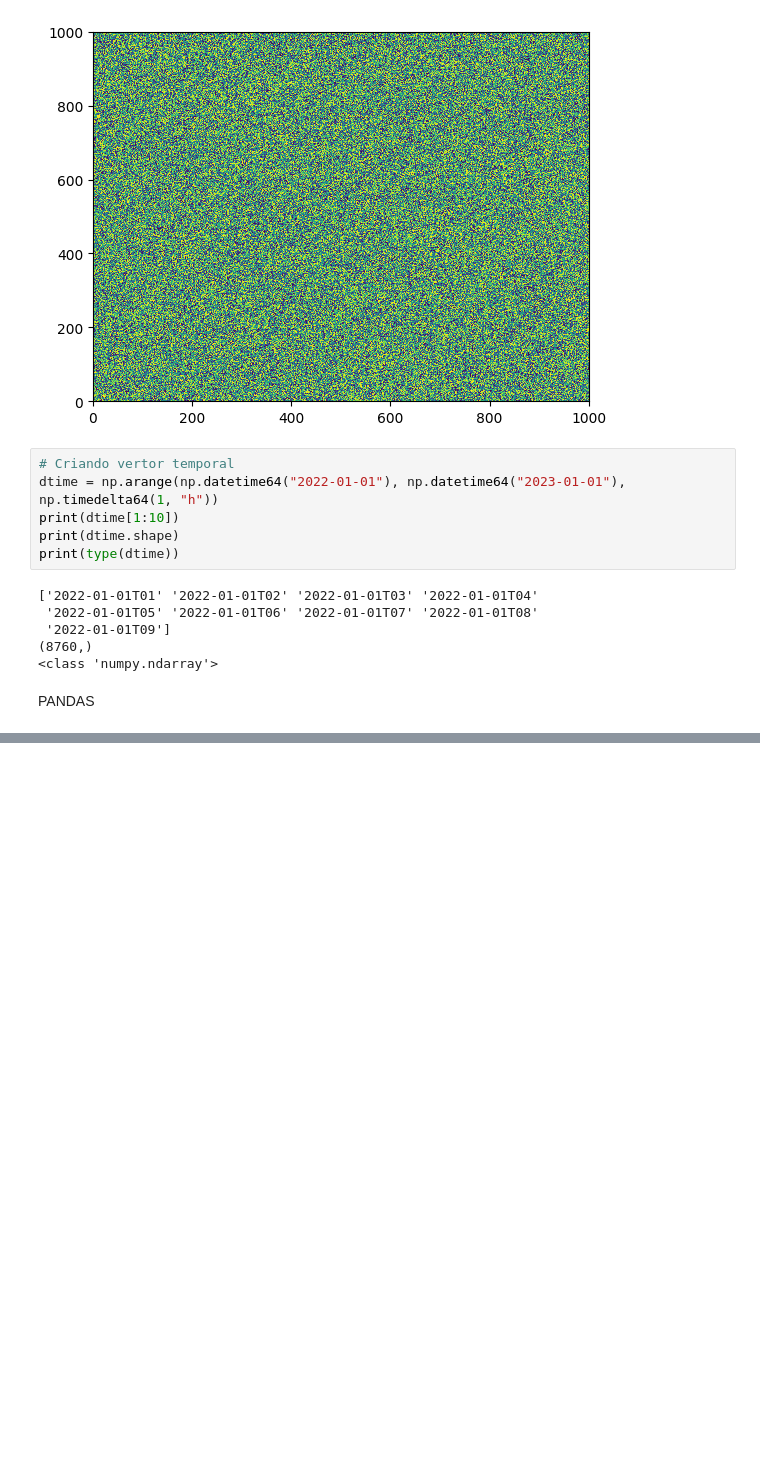
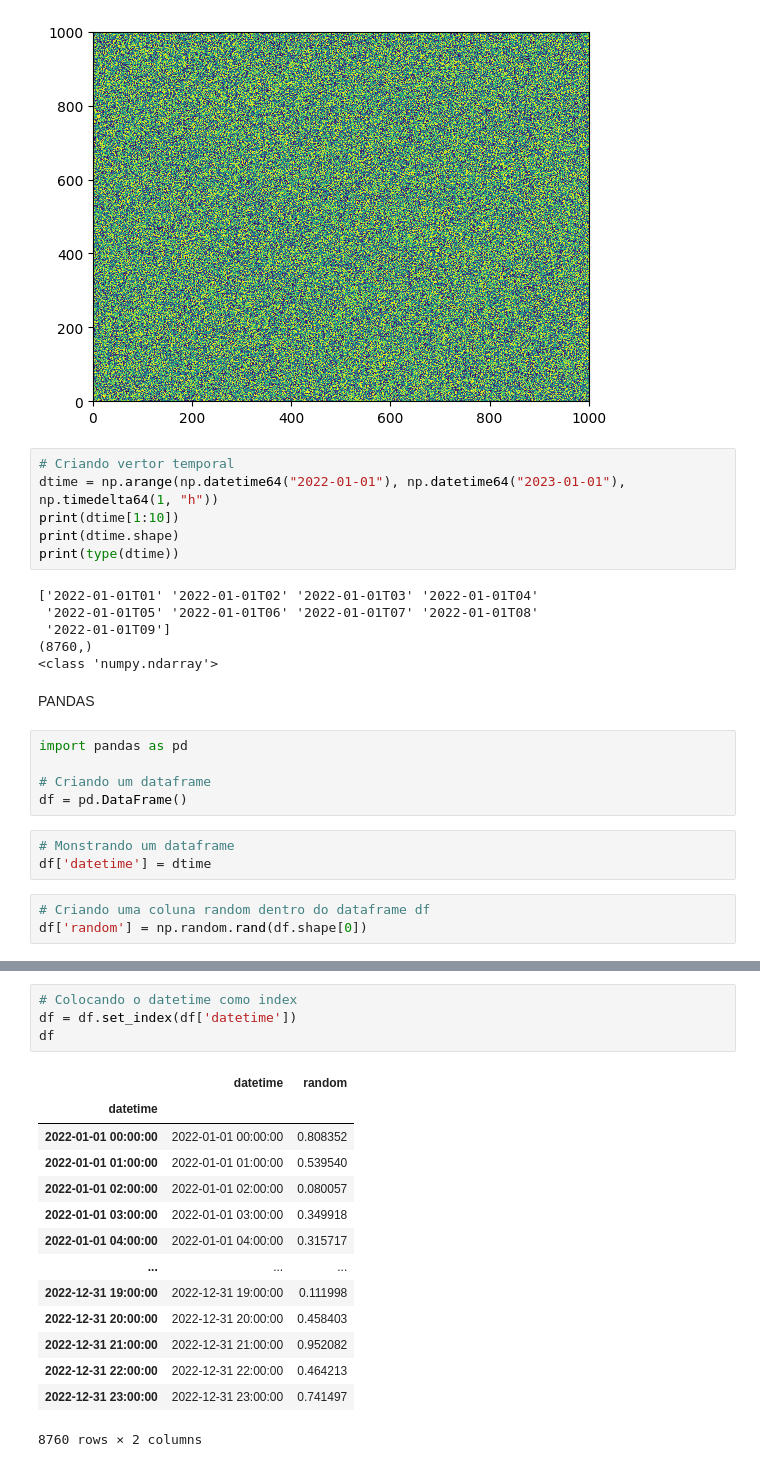
Before and after one commit to Larissa0403/ENS410064, a Jupyter notebook: Aula 03.ipynb, the cells around one changed output, grey strips where cells are left out. Cells and saved outputs as stored; diff of their text form; blank space fills up the shorter version.

```diff
--- a/Aula 03.ipynb
+++ b/Aula 03.ipynb
@@ -86,3 +86,14 @@ print(type(dtime))
 <class 'numpy.ndarray'>
 # %% [markdown]
 PANDAS
+# %%
+import pandas as pd
+
+# Criando um dataframe
+df = pd.DataFrame()
+# %%
+# Monstrando um dataframe
+df['datetime'] = dtime
+# %%
+# Criando uma coluna random dentro do dataframe df
+df['random'] = np.random.rand(df.shape[0])
@@ -88,0 +129,19 @@ PANDAS
+# %%
+# Colocando o datetime como index
+df = df.set_index(df['datetime'])
+df
+# %% [output]
+|  | datetime | random |
+| datetime |  |  |
+| 2022-01-01 00:00:00 | 2022-01-01 00:00:00 | 0.808352 |
+| 2022-01-01 01:00:00 | 2022-01-01 01:00:00 | 0.539540 |
+| 2022-01-01 02:00:00 | 2022-01-01 02:00:00 | 0.080057 |
+| 2022-01-01 03:00:00 | 2022-01-01 03:00:00 | 0.349918 |
+| 2022-01-01 04:00:00 | 2022-01-01 04:00:00 | 0.315717 |
+| ... | ... | ... |
+| 2022-12-31 19:00:00 | 2022-12-31 19:00:00 | 0.111998 |
+| 2022-12-31 20:00:00 | 2022-12-31 20:00:00 | 0.458403 |
+| 2022-12-31 21:00:00 | 2022-12-31 21:00:00 | 0.952082 |
+| 2022-12-31 22:00:00 | 2022-12-31 22:00:00 | 0.464213 |
+| 2022-12-31 23:00:00 | 2022-12-31 23:00:00 | 0.741497 |
+8760 rows × 2 columns
```
Also changed, not shown: parts of 2 cells of this notebook.
